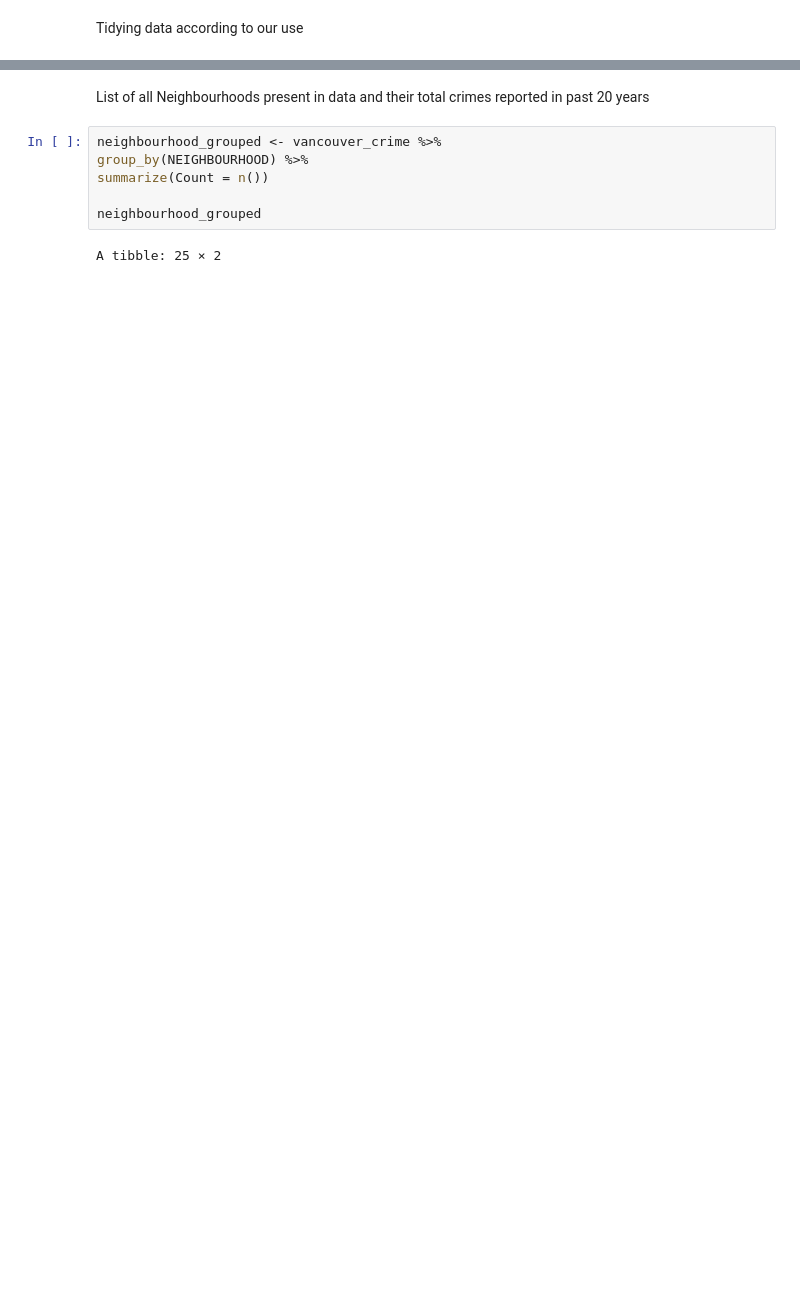
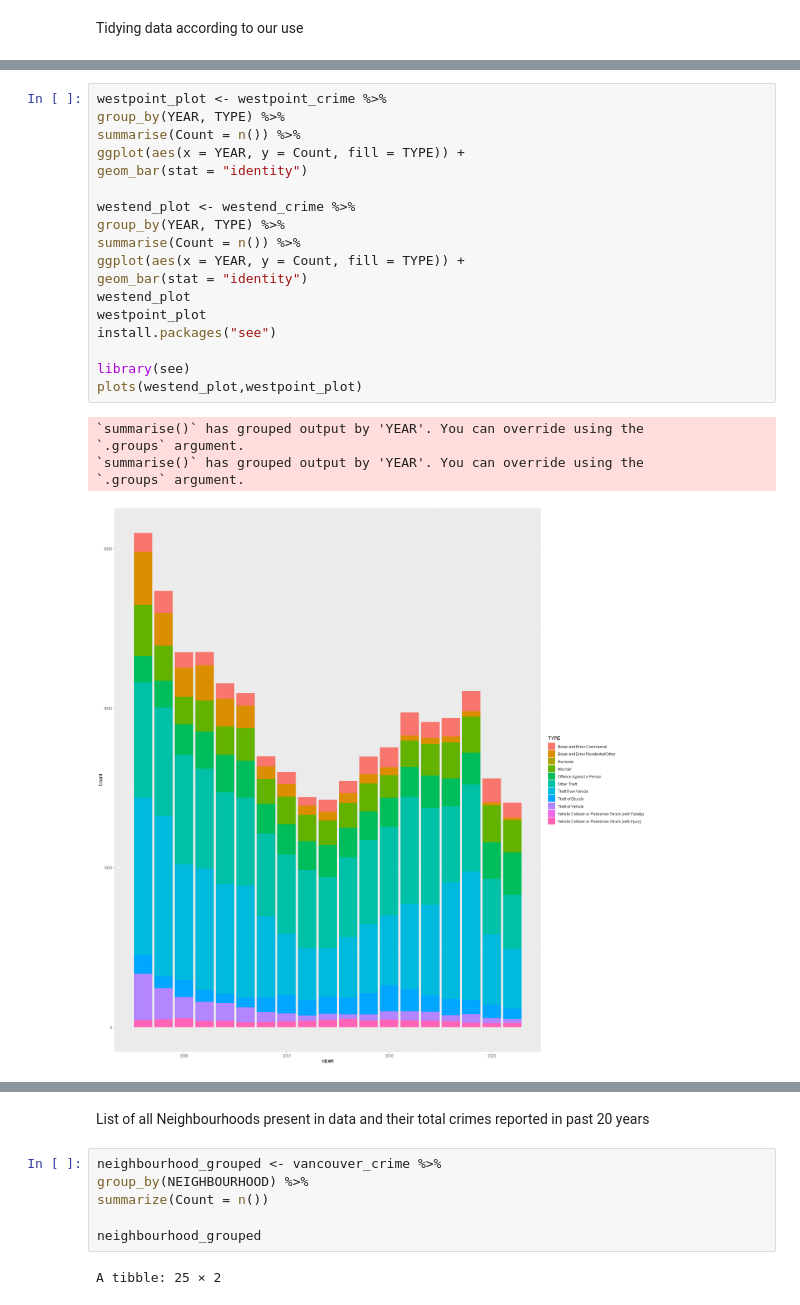
Before and after one commit to Utsav02/VancouverCrimeSTAT201, a Jupyter notebook: ProjectFile.ipynb, the cells around one changed output, grey strips where cells are left out. Drawn from its saved outputs; the diff is of its cells as text; blank space fills up the shorter version.

```diff
--- a/ProjectFile.ipynb
+++ b/ProjectFile.ipynb
@@ -99,0 +121,24 @@ A data.frame: 6 × 10
+# %%
+westpoint_plot <- westpoint_crime %>%
+group_by(YEAR, TYPE) %>%
+summarise(Count = n()) %>%
+ggplot(aes(x = YEAR, y = Count, fill = TYPE)) +
+geom_bar(stat = "identity")
+
+westend_plot <- westend_crime %>%
+group_by(YEAR, TYPE) %>%
+summarise(Count = n()) %>%
+ggplot(aes(x = YEAR, y = Count, fill = TYPE)) +
+geom_bar(stat = "identity")
+westend_plot
+westpoint_plot
+install.packages("see")
+
+library(see)
+plots(westend_plot,westpoint_plot)
+# %% [output]
+`summarise()` has grouped output by 'YEAR'. You can override using the
+`.groups` argument.
+`summarise()` has grouped output by 'YEAR'. You can override using the
+`.groups` argument.
+[figure, added]
```
Also changed, not shown: parts of 25 cells of this notebook.
